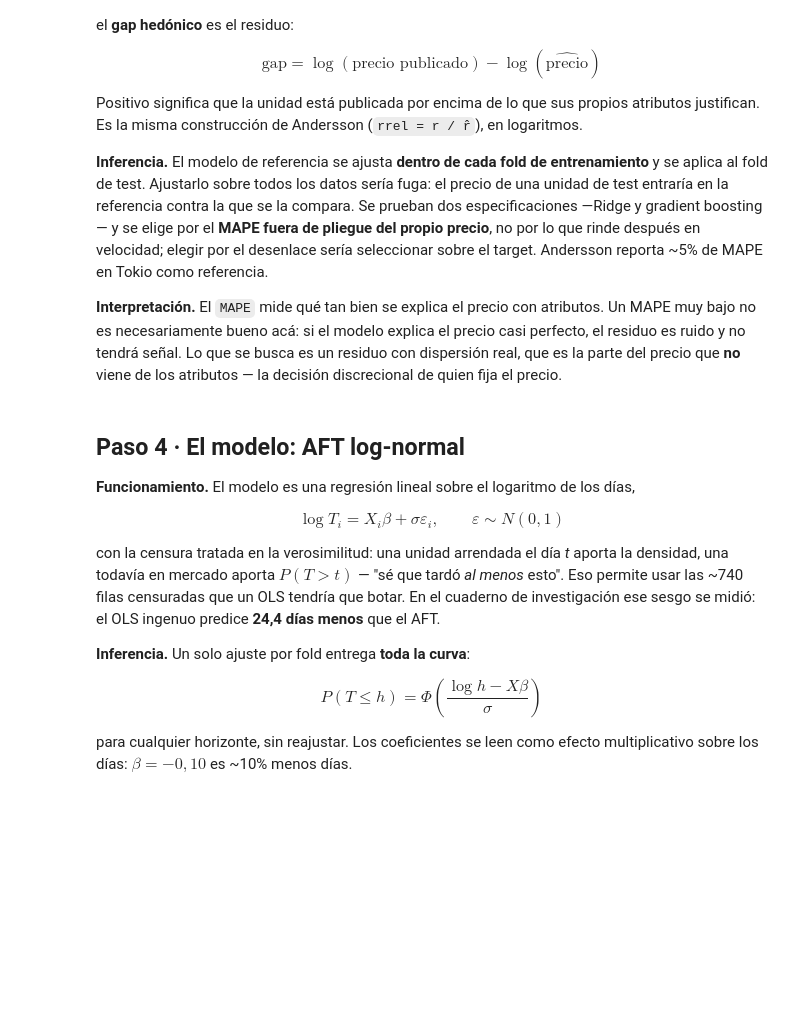
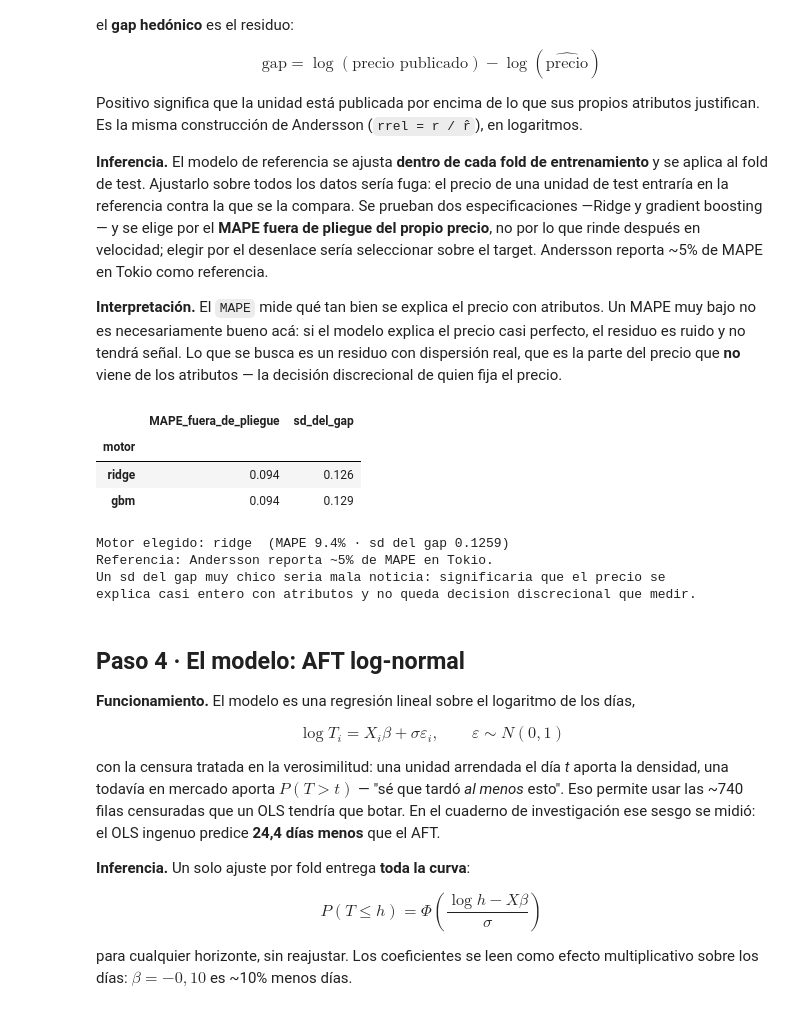
Before and after one commit to agustinvalenzuela/probabilidad-arriendo, a Jupyter notebook: modelo_productivo.ipynb, the cells around one changed output. Drawn from its saved outputs; the diff is of its cells as text; code cells hidden in the pictures; blank space fills up the shorter version.

```diff
--- a/modelo_productivo.ipynb
+++ b/modelo_productivo.ipynb
@@ -425,7 +429,11 @@ class PrecioReferencia(BaseEstimator, TransformerMixin):
     def get_feature_names_out(self, input_features=None):
         return np.array(["gap_hedonico"])
 # %%
-def preparar(base):
+def preparar(base, comunas_ok=None):
+    '''comunas_ok=None significa "calculala con este frame", que es lo correcto
+    en entrenamiento. Para puntuar hay que PASARLA: con una sola fila ninguna
+    comuna alcanza MIN_OBS y todas caerian en "Otras", que no es el nivel con el
+    que se entreno. El scorer la guarda en el fit y la pasa en cada prediccion.'''
     x = base.copy()
     x["log_precio"]   = np.log(x["precio_oferta"].clip(lower=1))
     x["piso_es_cero"] = (x["piso"].fillna(0) == 0).astype(int)
@@ -435,41 +443,53 @@ def preparar(base):
     x["log_visitas_d0_7"] = np.log1p(x["d0_7_visitas"].fillna(0))
     x["mes_sin"] = np.sin(2 * np.pi * x["mes_lpa"] / 12)
     x["mes_cos"] = np.cos(2 * np.pi * x["mes_lpa"] / 12)
-    cn = x["comuna"].value_counts()
-    x["comuna_g"] = x["comuna"].where(x["comuna"].isin(cn[cn >= MIN_OBS].index), "Otras")
+    com = x["comuna"].astype(str)
+    if comunas_ok is None:
+        cn = com.value_counts()
+        comunas_ok = set(cn[cn >= MIN_OBS].index)
+    x["comuna_g"] = com.where(com.isin(comunas_ok), "Otras")
     # astype(str) convierte NaN en la cadena "nan", asi que el fillna posterior no
     # hacia nada. Importa ahora: el 7,2% de las unidades del universo viene sin
     # barrio, y esas filas tienen que formar UN nivel, no colarse como "nan".
     for c in dict.fromkeys(HED_CAT + HED_HI + CADENA_GEO):
         v = x[c].astype(str).str.strip()
         x[c] = v.where(~v.isin(["", "nan", "None", "NaN", "<NA>"]), "sin dato")
     return x
 
 
 D = preparar(d)
 FOLDS = folds_forward(D)
 
 # --- Elegir el motor del precio de referencia por MAPE fuera de pliegue ------
 filas = []
 for motor in ("ridge", "gbm"):
     errs, gaps_sd = [], []
     for tr, te in FOLDS:
         pr = PrecioReferencia(motor=motor).fit(D.iloc[tr])
         g_te = pr.transform(D.iloc[te]).ravel()
         errs.append(np.mean(np.abs(np.expm1(-g_te))))   # |precio_real/pred - 1|
         gaps_sd.append(np.std(g_te))
     filas.append({"motor": motor, "MAPE_fuera_de_pliegue": np.mean(errs),
                   "sd_del_gap": np.mean(gaps_sd)})
 ref = pd.DataFrame(filas).set_index("motor")
 display(ref.round(4))
 
 MOTOR_REF = ref["MAPE_fuera_de_pliegue"].idxmin()
 print(f"Motor elegido: {MOTOR_REF}  (MAPE "
       f"{ref.loc[MOTOR_REF, 'MAPE_fuera_de_pliegue']:.1%} · "
       f"sd del gap {ref.loc[MOTOR_REF, 'sd_del_gap']:.4f})")
 print("Referencia: Andersson reporta ~5% de MAPE en Tokio.")
 print("Un sd del gap muy chico seria mala noticia: significaria que el precio se")
 print("explica casi entero con atributos y no queda decision discrecional que medir.")
+# %% [output]
+|  | MAPE_fuera_de_pliegue | sd_del_gap |
+| motor |  |  |
+| ridge | 0.094 | 0.126 |
+| gbm | 0.094 | 0.129 |
+Motor elegido: ridge  (MAPE 9.4% · sd del gap 0.1259)
+Referencia: Andersson reporta ~5% de MAPE en Tokio.
+Un sd del gap muy chico seria mala noticia: significaria que el precio se
+explica casi entero con atributos y no queda decision discrecional que medir.
 # %% [markdown]
 ## Paso 4 · El modelo: AFT log-normal
 
```
Also changed, not shown: parts of 18 cells of this notebook.
